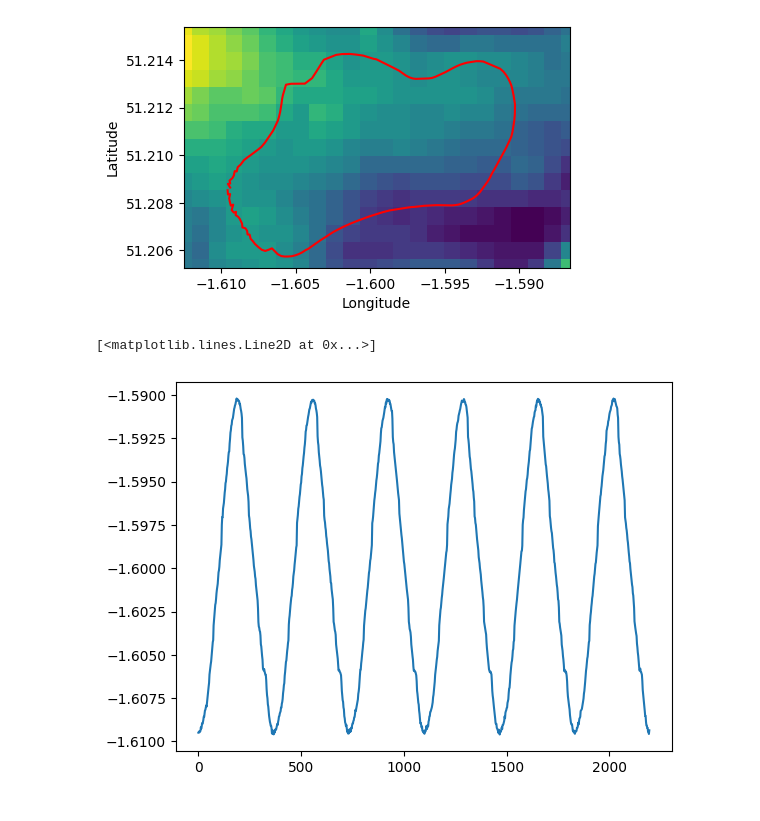
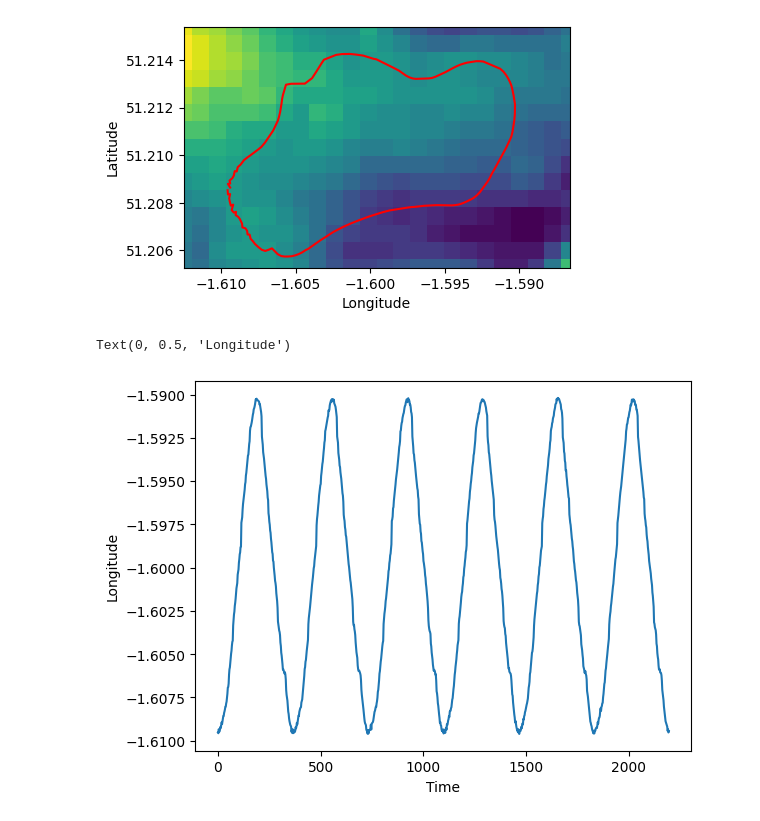
Before and after one commit to jmsplank/mws_elevation, a Jupyter notebook: download_data.ipynb, the cells around one changed output. Cells and saved outputs as stored; diff of their text form; code cells hidden in the pictures.

```diff
--- a/download_data.ipynb
+++ b/download_data.ipynb
@@ -98,15 +160,19 @@ plt.show()
 # %% [output]
 [figure]
 # %%
-dt = 2 # seconds
+dt = 2  # seconds
 path_np = np.stack([path.lon, path.lat], axis=0)
 
+# 6 laps of the course
 path_np = np.tile(path_np, (1, 6))
+# Add random noise to simulate slightly different laps
 jitter = path_np + np.random.normal(0, 0.00005, path_np.shape)
+# Timestamp of each point along lap
 t_jitter = np.arange(jitter.shape[1]) * dt
 
-
-plt.plot(np.arange(0, jitter.shape[1])*dt, jitter[0])
+plt.plot(np.arange(0, jitter.shape[1]) * dt, jitter[0])
+plt.xlabel("Time")
+plt.ylabel("Longitude")
 # %% [output]
-[<matplotlib.lines.Line2D at 0x...>]
+Text(0, 0.5, 'Longitude')
-[figure, old version]
+[figure, new version]
```
Also changed, not shown: parts of 13 cells of this notebook, 2 other files.
